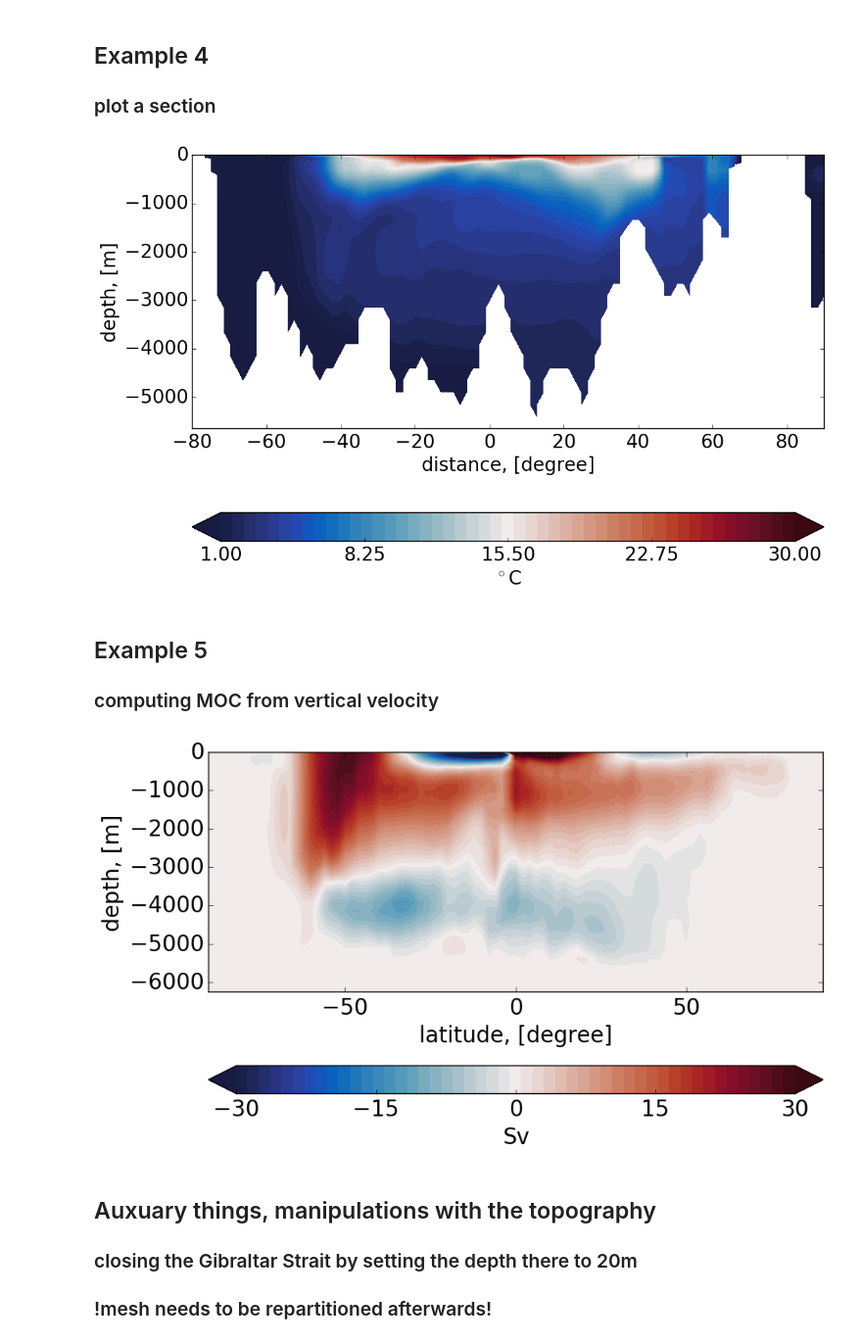
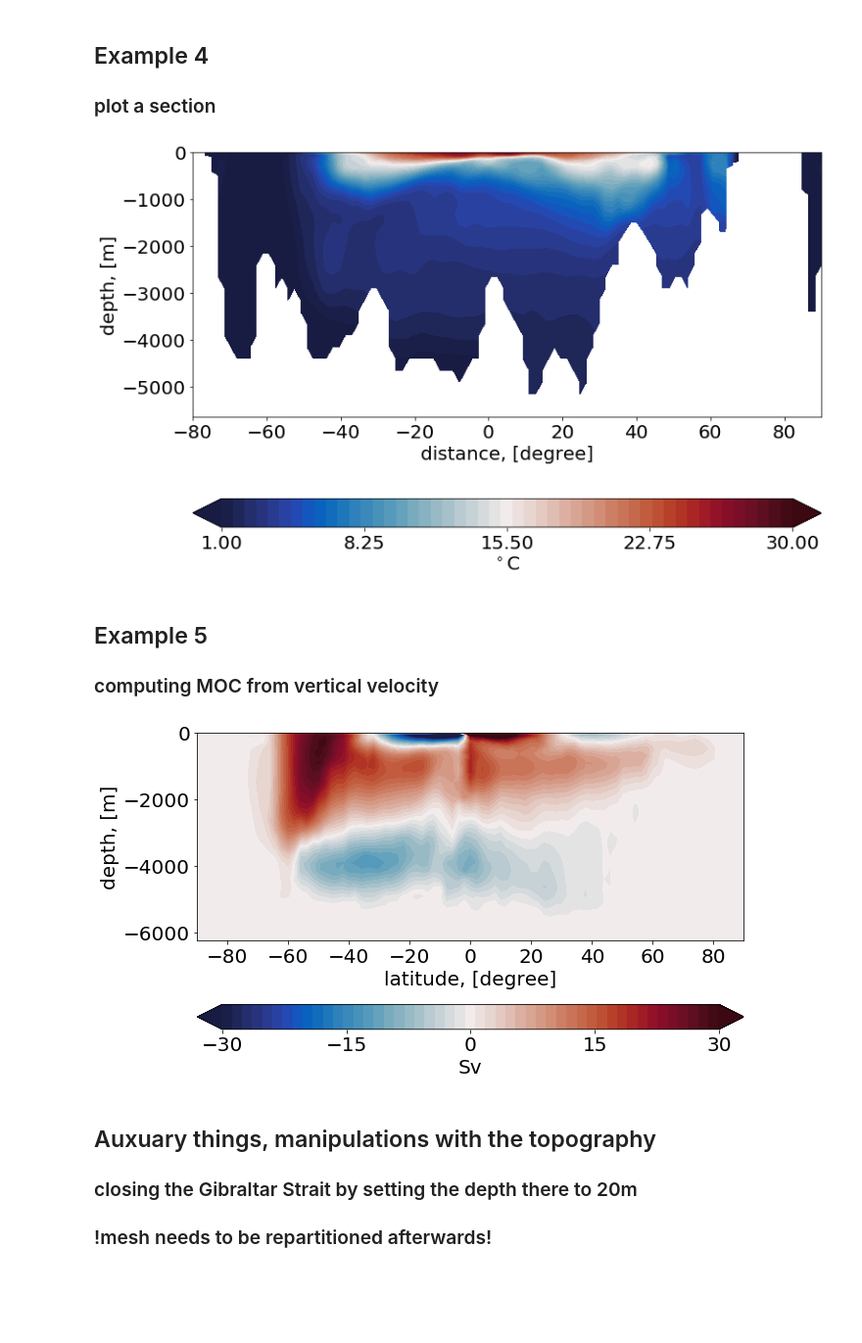
Before and after one commit to FESOM/fesom2, a Jupyter notebook: view/plot_main.ipynb, the cells around one changed output. Shown at 98% size. Saved outputs shown, nothing was run; the diff lists cells and outputs as text; code cells hidden in the pictures; blank space fills up the shorter version.

```diff
--- a/view/plot_main.ipynb
+++ b/view/plot_main.ipynb
@@ -29,7 +29,7 @@ matplotlib.rc('ytick', labelsize=fontsize)
 # %%
 # set the path to the mesh
 #meshpath  ='/home/ollie/nkolduno/meshes/pi-grid/'
-meshpath  ='/work/ollie/dsidoren/input/fesom2.0/meshes/mesh_CORE2_etopo5//'
+meshpath  ='/work/ollie/dsidoren/input/fesom2.0/meshes/mesh_CORE2_final/'
 #meshpath  ='/work/ollie/ogurses/NATMAP/mesh_F2GLO08/'
 alpha, beta, gamma=[50, 15, -90]
 #alpha, beta, gamma=[0, 0, 0]
@@ -128,6 +145,6 @@ the model depth is:  1000 ; the closest depth in climatology is:  1000.0
 # %%
 # set the paths to the results, runid, etc.
-result_path ='../results/run_CORE2noGMSWHO_etopo5/'
+result_path ='/work/ollie/dsidoren/results/run_CORE2noGMSWHO_topo/'
 runid ='fesom'
 
 # specify depth, records and year to read
@@ -152,16 +169,20 @@ v=read_fesom_slice('v', records, year, mesh, result_path, runid, ilev=ilev)
 unodes=np.zeros(shape=mesh.n2d)
 vnodes=np.zeros(shape=mesh.n2d)
 
-# interpolate original velocities onto nods (unodes, vnodes)
-var_elem=u*mesh.voltri
-for i in range(mesh.e2d):
-    unodes[mesh.elem[i,:]]=unodes[mesh.elem[i,:]]+[var_elem[i], var_elem[i], var_elem[i]]
-unodes=unodes/mesh.lump2/3.
+#  old and slow way to interpolate original velocities onto nods (unodes, vnodes)
+# var_elem=u*mesh.voltri
+# for i in range(mesh.e2d):
+#     unodes[mesh.elem[i,:]]=unodes[mesh.elem[i,:]]+[var_elem[i], var_elem[i], var_elem[i]]
+# unodes=unodes/mesh.lump2/3.
 
-var_elem=v*mesh.voltri
-for i in range(mesh.e2d):
-    vnodes[mesh.elem[i,:]]=vnodes[mesh.elem[i,:]]+[var_elem[i], var_elem[i], var_elem[i]]
-vnodes=vnodes/mesh.lump2/3.
+# var_elem=v*mesh.voltri
+# for i in range(mesh.e2d):
+#     vnodes[mesh.elem[i,:]]=vnodes[mesh.elem[i,:]]+[var_elem[i], var_elem[i], var_elem[i]]
+# vnodes=vnodes/mesh.lump2/3.
+
+#  new and fast way to interpolate original velocities onto nods (unodes, vnodes). Require numba.
+unodes = tonodes(u, mesh.n2d, mesh.voltri, mesh.elem, mesh.e2d, mesh.lump2)
+vnodes = tonodes(v, mesh.n2d, mesh.voltri, mesh.elem, mesh.e2d, mesh.lump2)
 
 # compute the absolute velocity
 data=np.hypot(unodes, vnodes)
@@ -183,7 +204,7 @@ ftriplot, number of dummy points: 37281
 ### plot a section
 # %%
 # set the paths to the results, runid, etc.
-result_path ='../results/run_CORE2noGMSWHO_etopo5/'
+result_path ='/work/ollie/dsidoren/results/run_CORE2noGMSWHO_topo/'
 runid ='fesom'
 str_id='temp'
 
@@ -219,13 +240,13 @@ cbar.set_ticks([round(i,4) for i in np.linspace(cont[0], cont[1], 5)])
 cbar.set_label(cbartext, fontsize=fontsize)
 cbar.set_label(cbartext, fontsize=fontsize)
 # %% [output]
-[figure, old version]
+[figure, new version]
 # %% [markdown]
 ## Example 5
 ### computing MOC from vertical velocity
 # %%
 # set the paths to the results, runid, etc.
-result_path ='../results/run_CORE2noGMSWHO_etopo5/'
+result_path ='/work/ollie/dsidoren/results/run_CORE2noGMSWHO_topo/'
 runid ='fesom'
 
 # set the label for the colorbar & contour intervals for ftriplot
@@ -261,34 +282,34 @@ pos = ((elem_y-lats[0])/dlat).astype('int')
 # compute contributions from vertical velocities on elements and put them into bins
 for i in range(mesh.nlev):
 # read the model result from fesom.XXXX.oce.nc
     w=read_fesom_slice('w', records, year, mesh, result_path, runid, ilev=i)
 #     print(i)
     # mean over elements
     elem_mean = np.sum(w[el_nodes[:,:]], axis=0)/3.*1.e-6
     # weigh by element area
     elem_mean_weigh = el_area*elem_mean
     # select nodes to consider in calculation based on number of levels
     toproc = np.where(i <=  nlevels-1)[0]
     # for every bin select elements that belong to the bin and sum them.
     for k in range(pos.min(), pos.max()+1):
 #         if (i <= nlevels[e]-1):
             moc[i, k]=elem_mean_weigh[toproc][pos[toproc]==k].sum()
 
 # the result from the previous step needs to be cumulatively summed
 moc = moc.cumsum(axis=1)
 
 # plot the result
 cmap=cmo.balance
 fig = plt.figure(figsize=(10,6))
 plt.contourf(lats, mesh.zlev, moc, cmap=cmap, levels=np.linspace(cont[0], cont[1], 50), extend='both')
 plt.xlabel('latitude, [degree]', fontsize=fontsize)
 plt.ylabel('depth, [m]', fontsize=fontsize)
 cbar=plt.colorbar(orientation="horizontal", pad=.2)
 cbar.set_ticks([round(i,4) for i in np.linspace(cont[0], cont[1], 5)])
 cbar.set_label(cbartext, fontsize=fontsize)
 cbar.set_label(cbartext, fontsize=fontsize)
 # %% [output]
-[figure, old version]
+[figure, new version]
 # %% [markdown]
 ## Auxuary things, manipulations with the topography
 ### closing the Gibraltar Strait by setting the depth there to 20m
```
Also changed, not shown: parts of 5 cells of this notebook.
